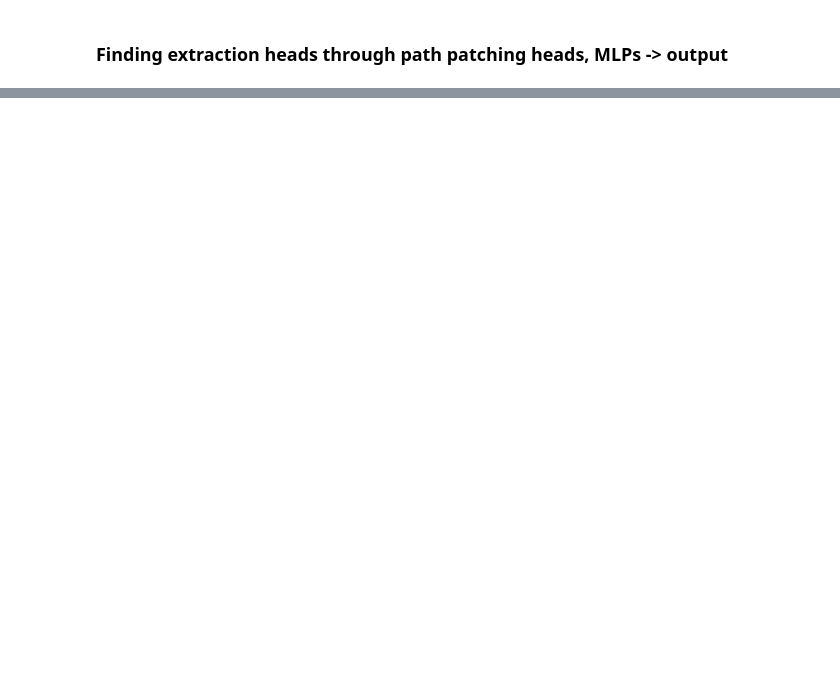
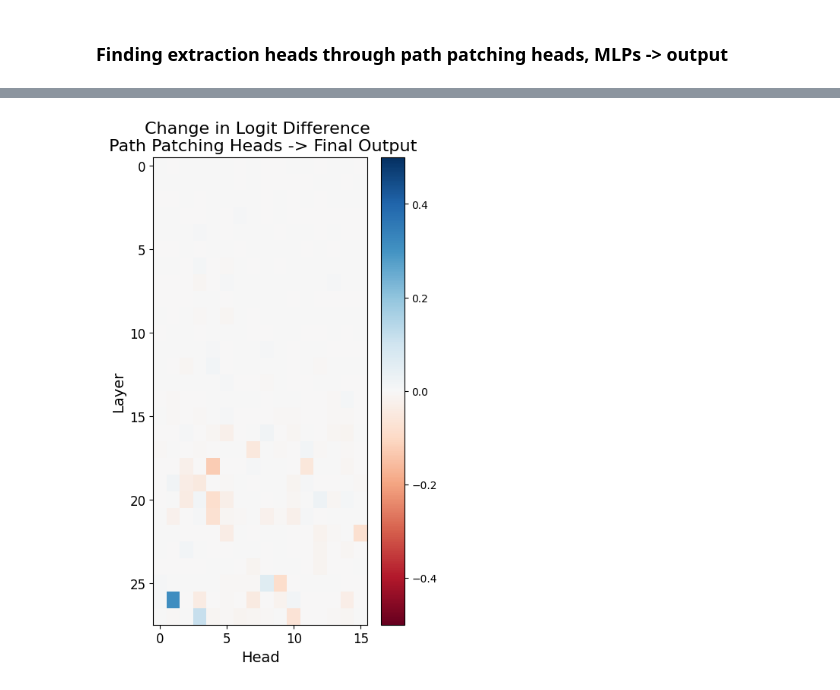
Before and after one commit to magikarp01/mechanistic-unlearning, a Jupyter notebook: experiments/sports_facts_manual/sports_manual_interp.ipynb, the cells around one changed output, grey strips where cells are left out. Saved outputs shown, nothing was run; the diff lists cells and outputs as text; code cells hidden in the pictures; blank space fills up the shorter version.

```diff
--- a/experiments/sports_facts_manual/sports_manual_interp.ipynb
+++ b/experiments/sports_facts_manual/sports_manual_interp.ipynb
@@ -533,0 +501,35 @@ NameError: name 'path_patch' is not defined
+# %%
+head_results = {}
+
+for layer in range(model.cfg.n_layers):
+    for head in range(model.cfg.n_heads):
+        head_results[f"L{layer}H{head}"] = float(attn_extraction_results['z'][layer, head])
+
+sorted_res = sorted(head_results.items(), key=lambda x: x[1], reverse=True)
+# store as json file
+with open(f"experiments/sports_facts_manual/results/{model_name.replace('/', '_')}_extraction_head_scores.json", 'w') as f:
+    json.dump(sorted_res, f, indent=4)
+# %%
+# Plot
+import matplotlib.pyplot as plt
+
+fig = plt.figure(figsize=(10, 8))
+
+# Plot heat map with x being the head and y being the layer
+
+ax1 = fig.add_subplot(121)
+ax1.set_title("Change in Logit Difference \n Path Patching Heads -> Final Output", fontsize=16)
+ax1.set_xlabel("Head", fontsize=14)
+ax1.set_ylabel("Layer", fontsize=14)
+# Set xtick size
+plt.xticks(fontsize=12)
+# Set ytick size
+plt.yticks(fontsize=12)
+# Add colormap
+cbar = plt.colorbar(ax1.imshow(attn_extraction_results["z"].detach().cpu().numpy(), aspect='auto', cmap='RdBu', vmin=-0.5, vmax=0.5))
+# Colormap label
+# cbar.set_label('Logit Difference', rotation=90, labelpad=20, fontsize=14)
+plt.show()
+fig.savefig(f"experiments/sports_facts_manual/results/{model_name.replace('/', '_')}_extraction_heads.pdf", bbox_inches='tight')
+# %% [output]
+[figure, added]
```
Also changed, not shown: parts of 15 cells of this notebook, 6 other files.
